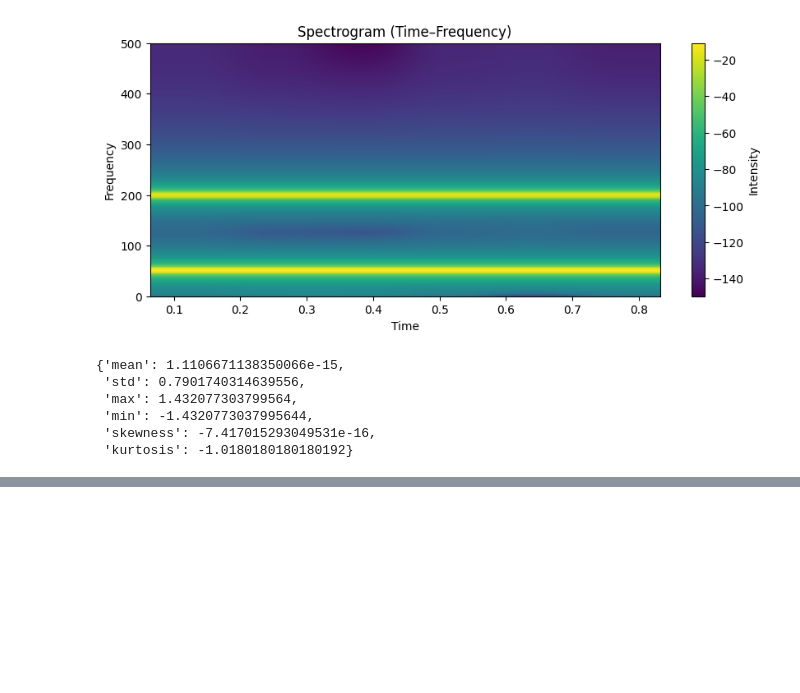
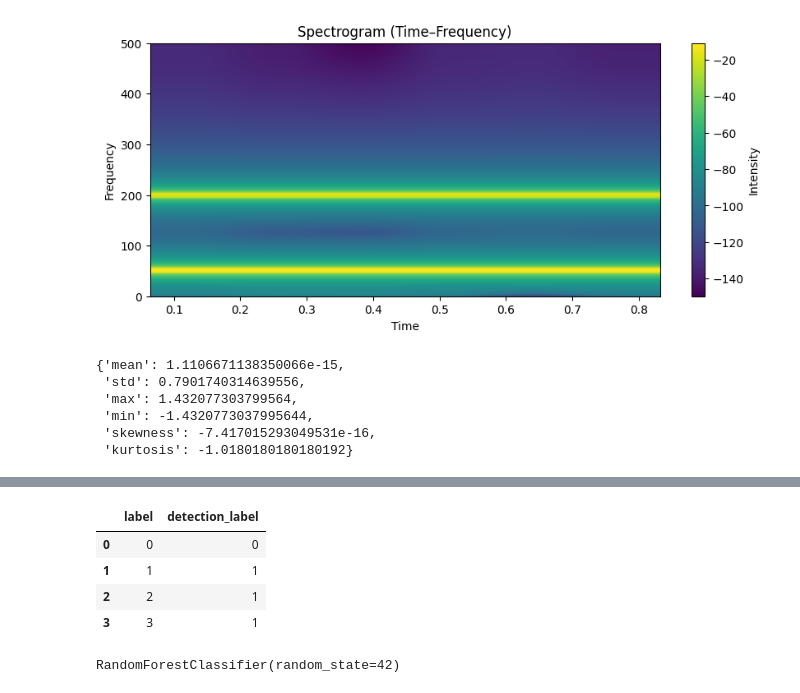
Before and after one commit to Tanmai7/AI_RFI_Detection_Project, a Jupyter notebook: notebooks/01_signal_dataset_generation.ipynb, the cells around one changed output, grey strips where cells are left out. Saved outputs shown, nothing was run; the diff lists cells and outputs as text; code cells hidden in the pictures; blank space fills up the shorter version.

```diff
--- a/notebooks/01_signal_dataset_generation.ipynb
+++ b/notebooks/01_signal_dataset_generation.ipynb
@@ -192,0 +210,14 @@ feature_df.to_csv(r"D:\AI_RFI_Detection_Project\data\processed/rfi_features.csv"
+# %%
+#CREATE DETECTION LABEL
+# Convert multiclass labels to binary
+features_df["detection_label"] = features_df["label"].apply(
+    lambda x: 0 if x == 0 else 1
+)
+
+features_df[["label", "detection_label"]]
+# %% [output]
+|  | label | detection_label |
+| 0 | 0 | 0 |
+| 1 | 1 | 1 |
+| 2 | 2 | 1 |
+| 3 | 3 | 1 |
@@ -192,0 +247,12 @@ feature_df.to_csv(r"D:\AI_RFI_Detection_Project\data\processed/rfi_features.csv"
+# %%
+# TRAIN RANDOM FOREST DETECTION MODEL
+from sklearn.ensemble import RandomForestClassifier
+
+rf_detector = RandomForestClassifier(
+    n_estimators=100,
+    random_state=42
+)
+
+rf_detector.fit(X_train, y_train)
+# %% [output]
+RandomForestClassifier(random_state=42)
```
Also changed, not shown: parts of 13 cells of this notebook, 3 other files.
